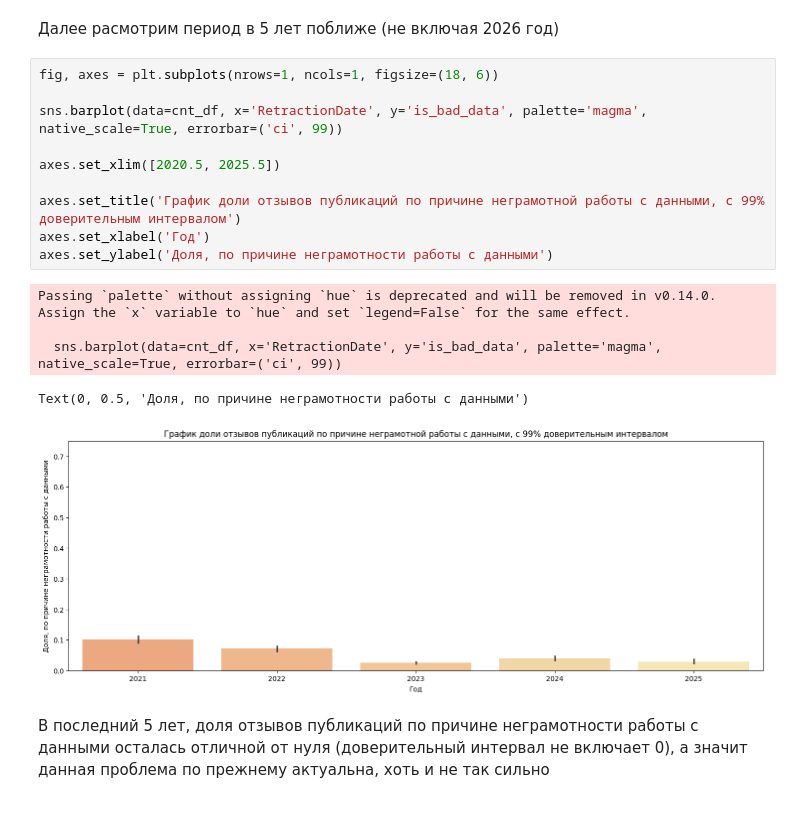
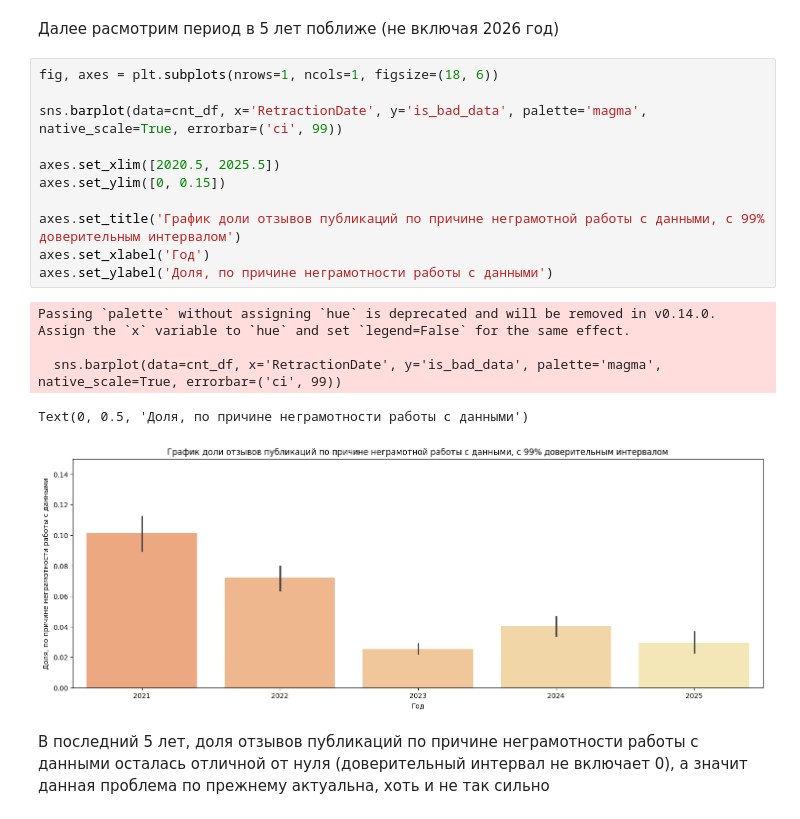
Before and after one commit to dmibar/Sirius_BC26, a Jupyter notebook: explore.ipynb, the cells around one changed output. Drawn from its saved outputs; the diff is of its cells as text.

```diff
--- a/explore.ipynb
+++ b/explore.ipynb
@@ -241,19 +241,20 @@ Text(0, 0.5, 'Доля, по причине неграмотности рабо
 # %%
 fig, axes = plt.subplots(nrows=1, ncols=1, figsize=(18, 6))
 
 sns.barplot(data=cnt_df, x='RetractionDate', y='is_bad_data', palette='magma', native_scale=True, errorbar=('ci', 99))
 
 axes.set_xlim([2020.5, 2025.5])
+axes.set_ylim([0, 0.15])
 
 axes.set_title('График доли отзывов публикаций по причине неграмотной работы с данными, с 99% доверительным интервалом')
 axes.set_xlabel('Год')
 axes.set_ylabel('Доля, по причине неграмотности работы с данными')
 # %% [output]
 Passing `palette` without assigning `hue` is deprecated and will be removed in v0.14.0. Assign the `x` variable to `hue` and set `legend=False` for the same effect.
 
   sns.barplot(data=cnt_df, x='RetractionDate', y='is_bad_data', palette='magma', native_scale=True, errorbar=('ci', 99))
 Text(0, 0.5, 'Доля, по причине неграмотности работы с данными')
-[figure, old version]
+[figure, new version]
 # %% [markdown]
 В последний 5 лет, доля отзывов публикаций по причине неграмотности работы с данными осталась отличной от нуля (доверительный интервал не включает 0), а значит данная проблема по прежнему актуальна, хоть и не так сильно
 # %%
```
Also changed, not shown: parts of 1 cell of this notebook.
